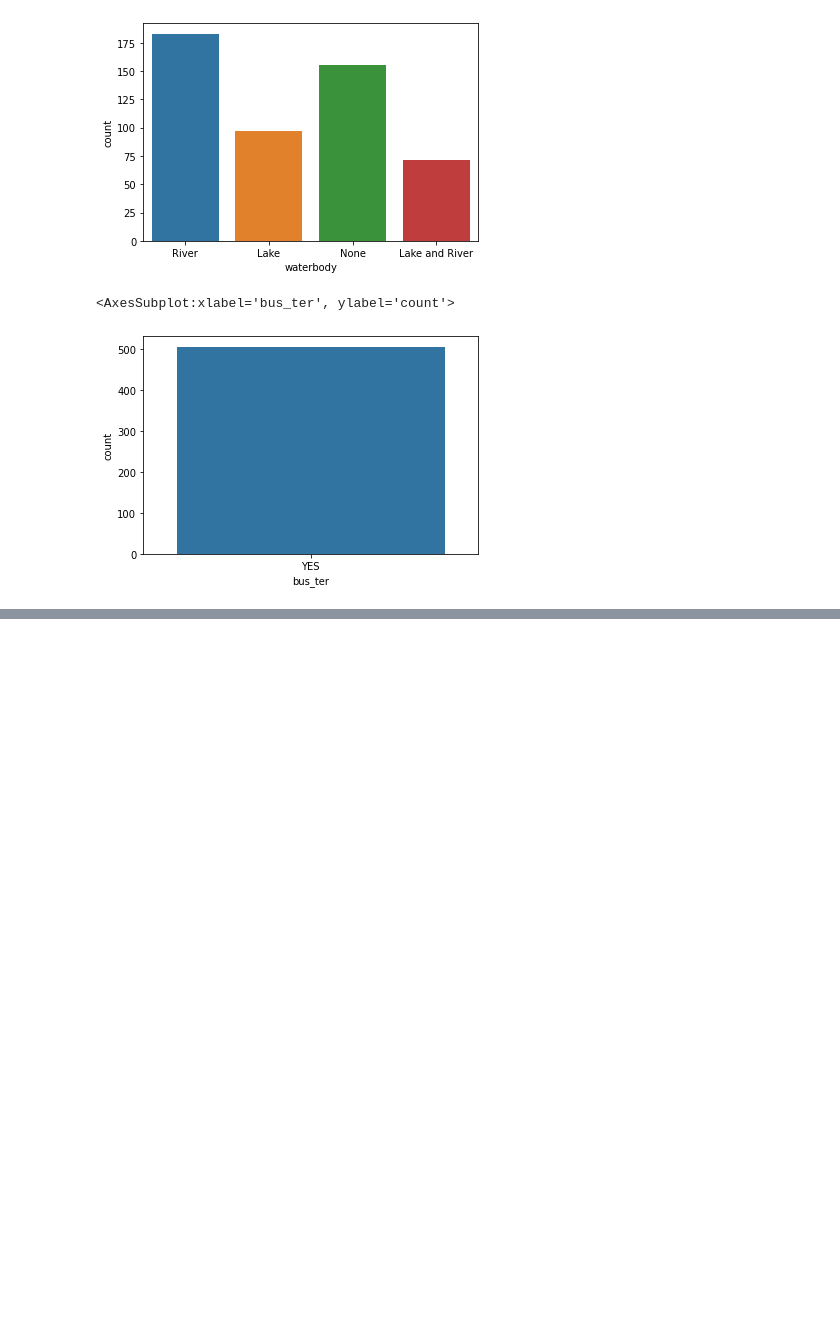
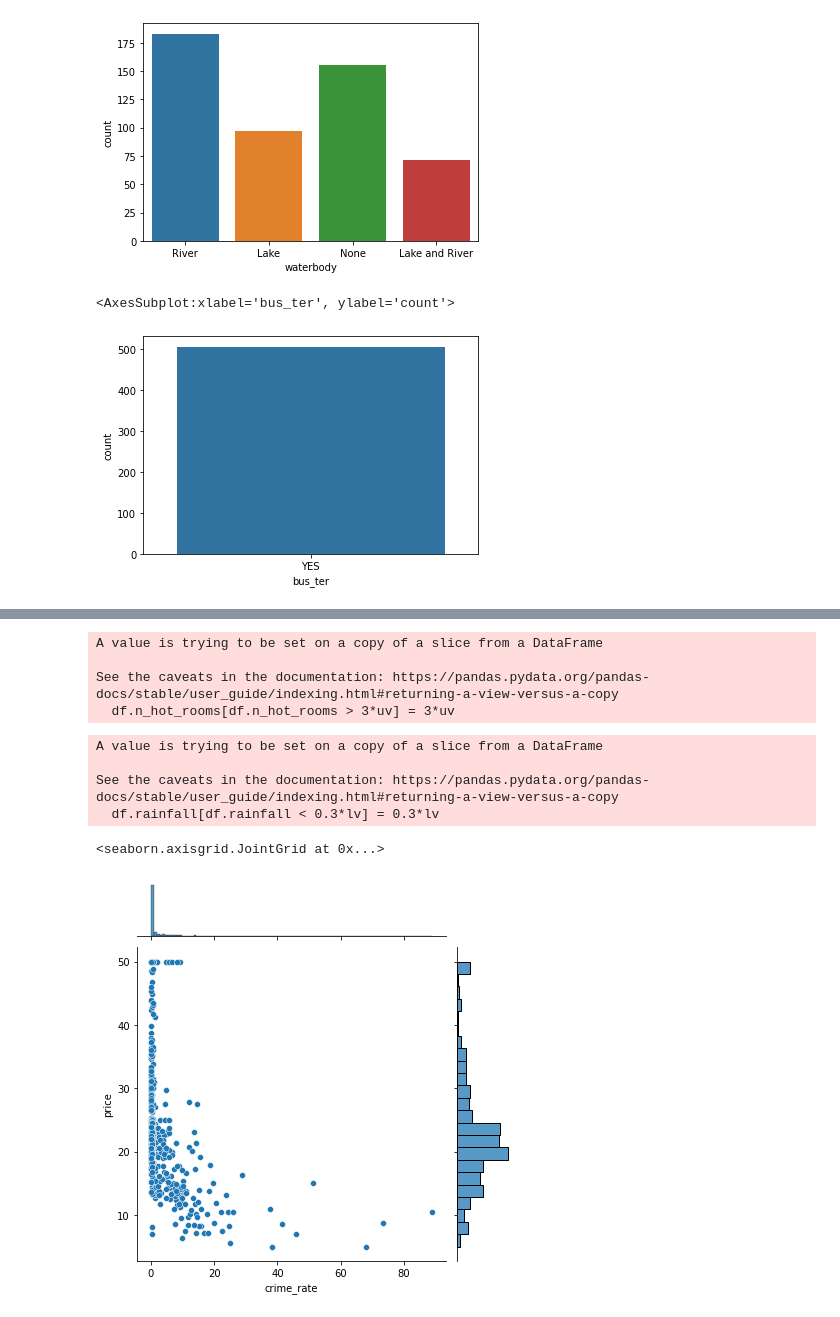
Before and after one commit to spiddacino/HousePricingAnalysis, a Jupyter notebook: HousePricingNotebook.ipynb, the cells around one changed output, grey strips where cells are left out. Cells and saved outputs as stored; diff of their text form; code cells hidden in the pictures; blank space fills up the shorter version.

Commit message:
Outlier Treatment

```diff
--- a/HousePricingNotebook.ipynb
+++ b/HousePricingNotebook.ipynb
@@ -80,0 +103,33 @@ sns.countplot(x='bus_ter', data=df)
+# %%
+# outlier treatment using capping and flooring
+
+#view the upper and limits of the variables
+uv = np.percentile(df.n_hot_rooms, [99])[0]  # get the 99th percentile
+
+# assign the 99th percentile to the values greater than the 99th percentile
+# get the values that are greater than 3 times the 99th percentile and cap them at 3 times the 99th percentile
+df.n_hot_rooms[df.n_hot_rooms > 3*uv] = 3*uv
+# %% [output]
+A value is trying to be set on a copy of a slice from a DataFrame
+
+See the caveats in the documentation: https://pandas.pydata.org/pandas-docs/stable/user_guide/indexing.html#returning-a-view-versus-a-copy
+  df.n_hot_rooms[df.n_hot_rooms > 3*uv] = 3*uv
+# %%
+# view ist percentile value of rainfall
+lv = np.percentile(df.rainfall, [1])[0]
+
+# assign the 1st percentile to the values less than the 1st percentile
+# get the values that are less than the 1st percentile and floor them at 1st percentile value
+df.rainfall[df.rainfall < 0.3*lv] = 0.3*lv
+# %% [output]
+A value is trying to be set on a copy of a slice from a DataFrame
+
+See the caveats in the documentation: https://pandas.pydata.org/pandas-docs/stable/user_guide/indexing.html#returning-a-view-versus-a-copy
+  df.rainfall[df.rainfall < 0.3*lv] = 0.3*lv
+# %%
+# outlier treatment for the variable 'crime_rate'
+#plot joint plot to see the relationship between the variables
+sns.jointplot(x='crime_rate', y='price', data=df)
+# %% [output]
+<seaborn.axisgrid.JointGrid at 0x...>
+[figure, added]
```
Also changed, not shown: parts of 3 cells of this notebook, 1 other file.
